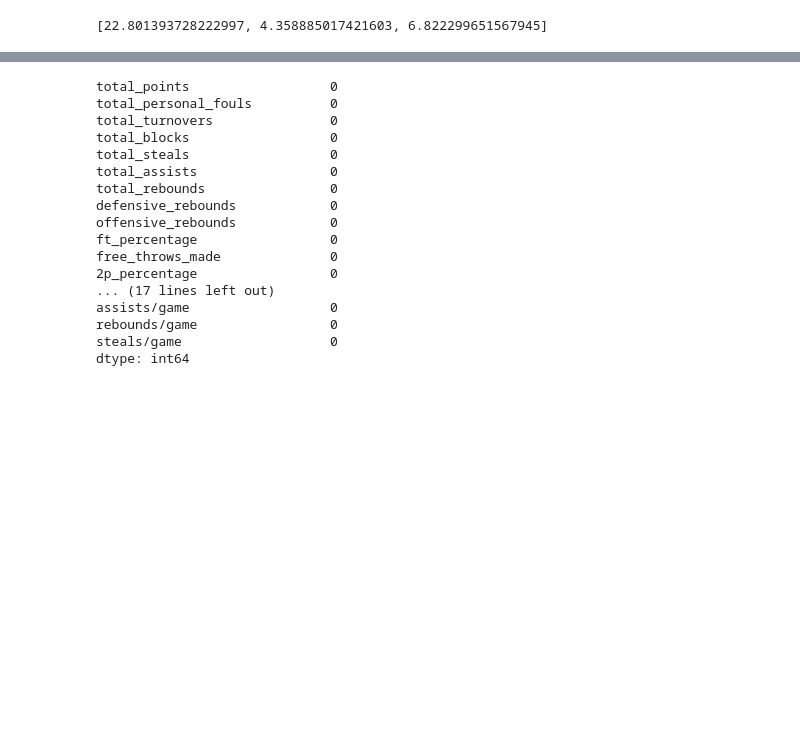
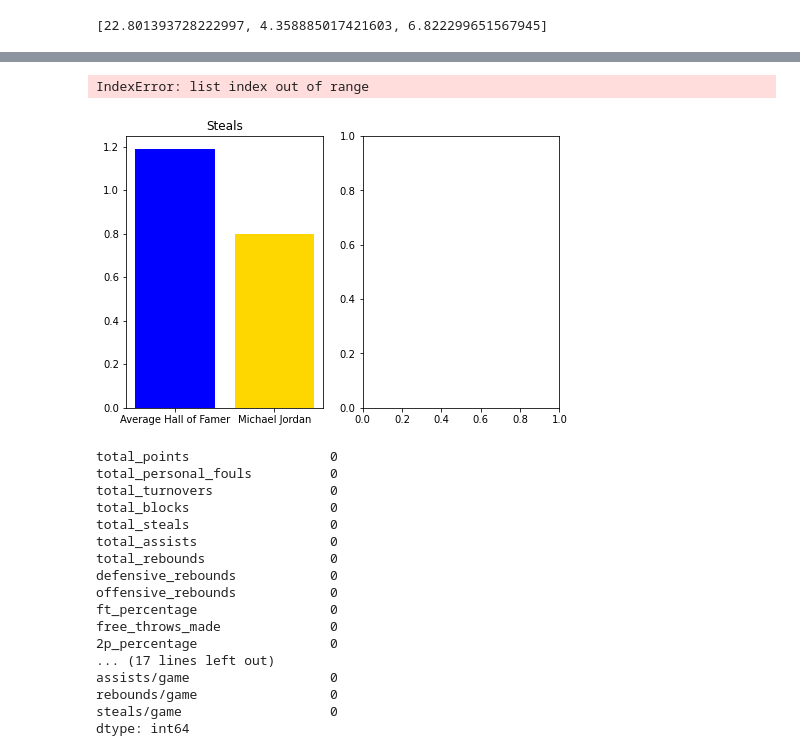
Before and after one commit to haydenj8/NBA_Project3, a Jupyter notebook: Graphs.ipynb, the cells around one changed output, grey strips where cells are left out. Cells and saved outputs as stored; diff of their text form; code cells hidden in the pictures; blank space fills up the shorter version.

```diff
--- a/Graphs.ipynb
+++ b/Graphs.ipynb
@@ -910,3 +933,15 @@ Text(0.5, 1.0, 'Assists')
+# %%
+plt.figure(figsize=(12,5))
+plt.subplot(1, 3,1)
+plt.bar(["Average Hall of Famer","Michael Jordan"], [hof_steals, jordan_stats[4]],color=colors)
+plt.title("Steals")
+
+plt.subplot(1, 3, 2)
+plt.bar(["Average Hall of Famer","Michael Jordan"], [hof_blocks, jordan_stats[5]],color=colors)
+plt.title("Blocks")
+# %% [output]
+IndexError: list index out of range
+[figure, added]
 # %%
 hall_of_fame.isnull().sum()
 # %% [output]
```
Also changed, not shown: parts of 5 cells of this notebook, 4 other files.
